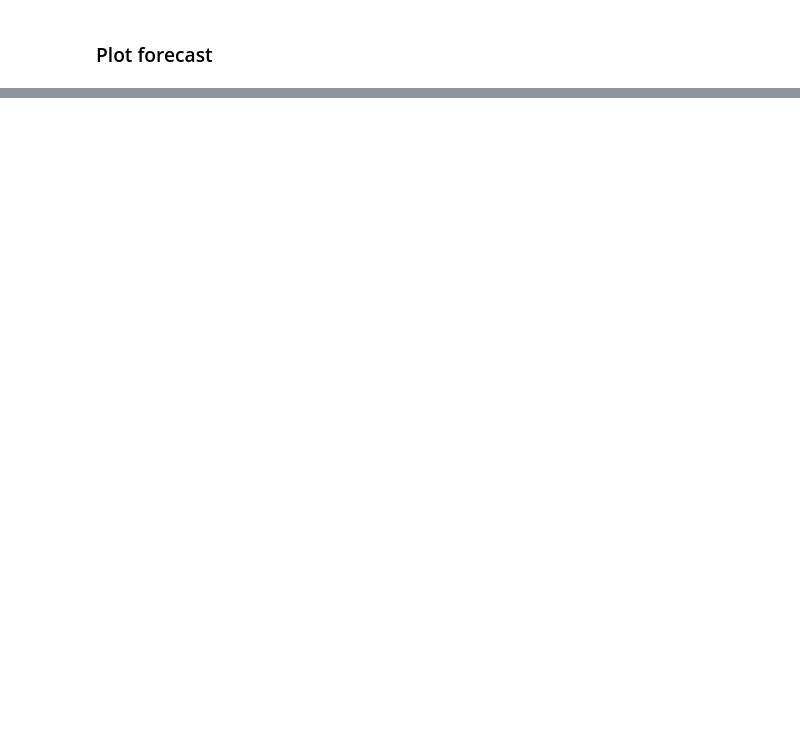
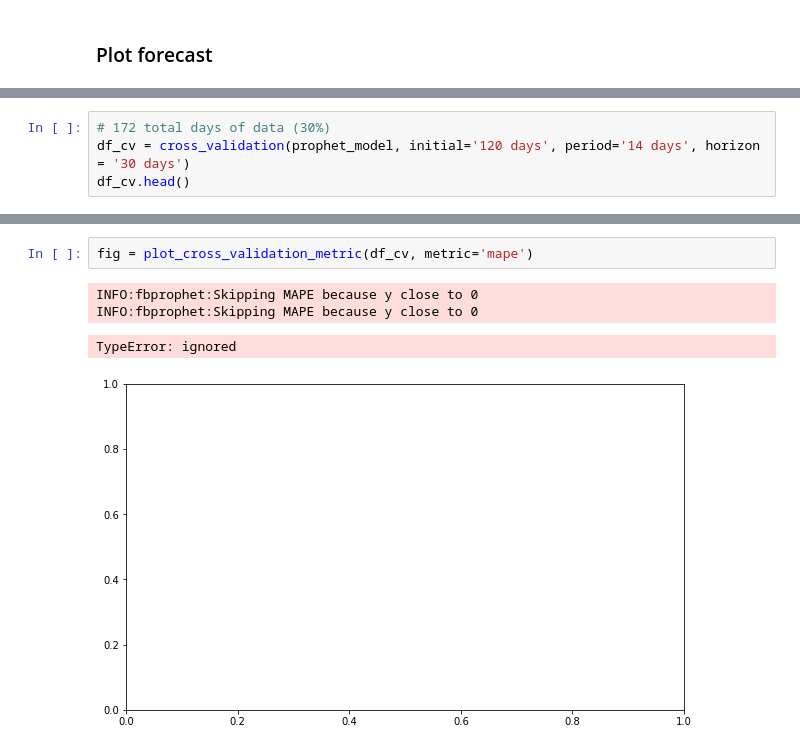
Before and after one commit to jeyasri-s2/meansquares, a Jupyter notebook: Prophet_Base_Case.ipynb, the cells around one changed output, grey strips where cells are left out. Cells and saved outputs as stored; diff of their text form; blank space fills up the shorter version.

```diff
--- a/Prophet_Base_Case.ipynb
+++ b/Prophet_Base_Case.ipynb
@@ -132,0 +148,4 @@ plot_components_plotly(prophet_model, forecast)
+# %%
+# 172 total days of data (30%)
+df_cv = cross_validation(prophet_model, initial='120 days', period='14 days', horizon = '30 days')
+df_cv.head()
@@ -132,0 +174,7 @@ plot_components_plotly(prophet_model, forecast)
+# %%
+fig = plot_cross_validation_metric(df_cv, metric='mape')
+# %% [output]
+INFO:fbprophet:Skipping MAPE because y close to 0
+INFO:fbprophet:Skipping MAPE because y close to 0
+TypeError: ignored
+[figure, added]
```
Also changed, not shown: parts of 14 cells of this notebook.
